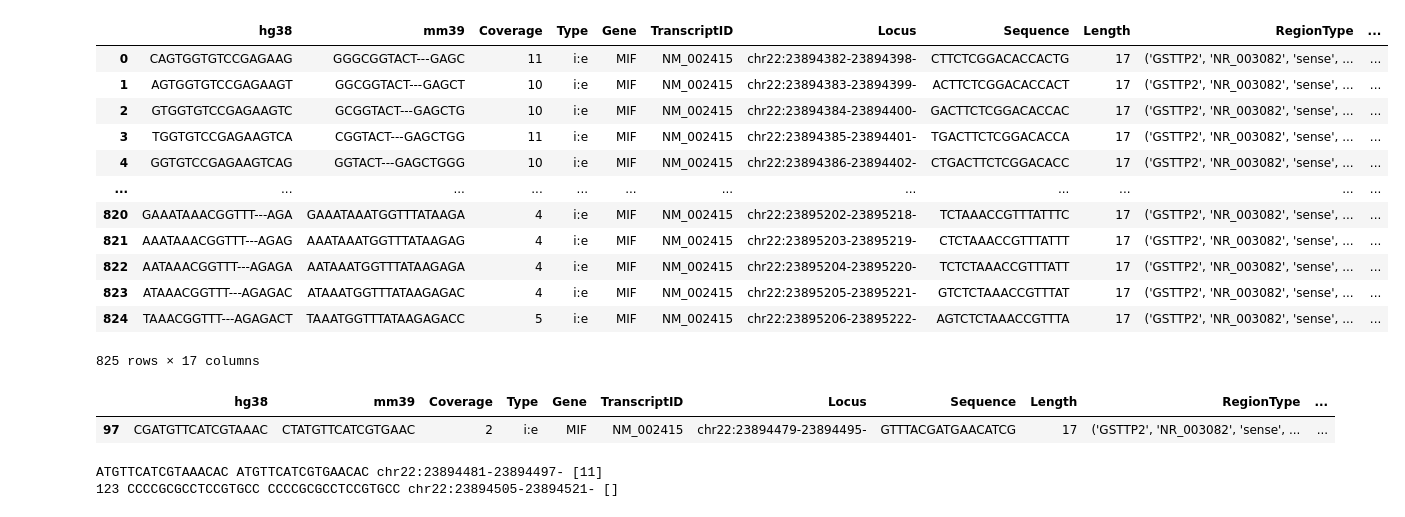
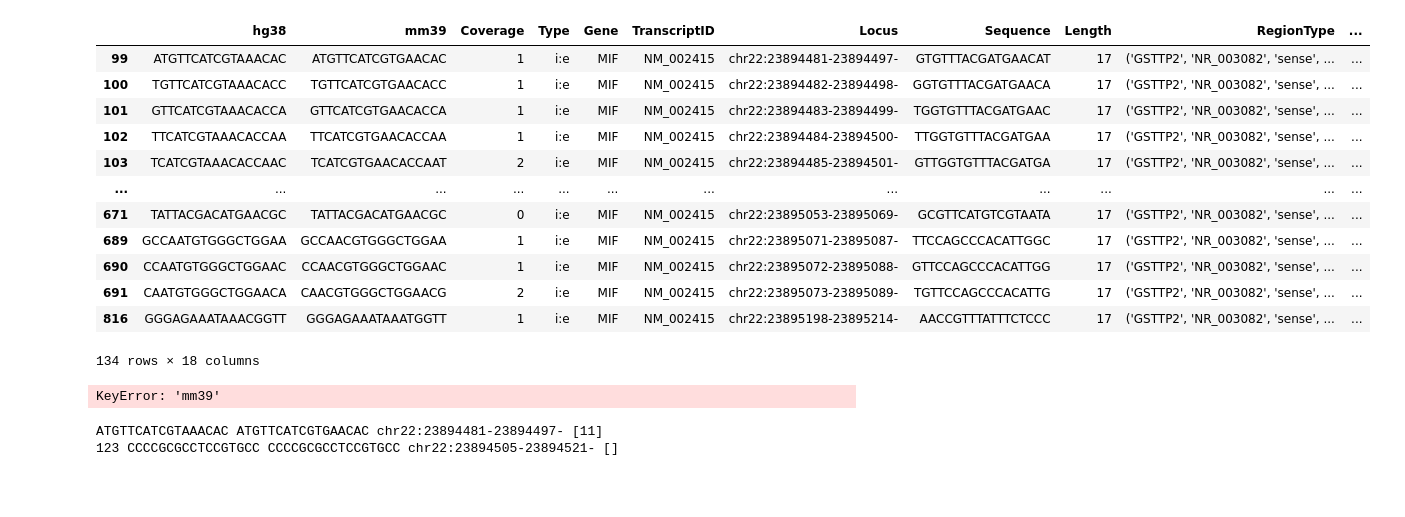
Before and after one commit to Planet-KIM/ASOPIPE, a Jupyter notebook: notebook/test.ipynb, the cells around one changed output. Cells and saved outputs as stored; diff of their text form; code cells hidden in the pictures; blank space fills up the shorter version.

Commit message:
[fix] fix the assembly configuration and delete the deprecated lines

```diff
--- a/notebook/test.ipynb
+++ b/notebook/test.ipynb
@@ -12,11 +12,11 @@ if __name__ == "__main__":
 
     t0   = time.time()
     aso  = ASOdesign(transid="NM_002415",
-                     query_assembly=["mm39", "mm10"],
+                     query_assembly=["mm39","mm10"],
                      ref_assembly="hg38",
                      tile_length=17)
 
-    result = aso.process_main(chunk_division=5, max_workers=4, to_df=True)
+    result = aso.process_main(chunk_division=5, max_workers=4, wobble=2, to_df=True)
     print("Elapsed:", time.time() - t0, "sec")
 # %% [output]
 [ASOdesign] transid=NM_002415
@@ -30,24 +37,23 @@ Elapsed: 51.92453193664551 sec
 # %%
-result["mm39"]# 이런에러가 발생해 mm39가 들어감ㅌ
+result["mm39"][result["mm39"]["wobble"]!=False]
 # %% [output]
 |  | hg38 | mm39 | Coverage | Type | Gene | TranscriptID | Locus | Sequence | Length | RegionType | ... |
-| 0 | CAGTGGTGTCCGAGAAG | GGGCGGTACT---GAGC | 11 | i:e | MIF | NM_002415 | chr22:23894382-23894398- | CTTCTCGGACACCACTG | 17 | ('GSTTP2', 'NR_003082', 'sense', ... | ... |
-| 1 | AGTGGTGTCCGAGAAGT | GGCGGTACT---GAGCT | 10 | i:e | MIF | NM_002415 | chr22:23894383-23894399- | ACTTCTCGGACACCACT | 17 | ('GSTTP2', 'NR_003082', 'sense', ... | ... |
-| 2 | GTGGTGTCCGAGAAGTC | GCGGTACT---GAGCTG | 10 | i:e | MIF | NM_002415 | chr22:23894384-23894400- | GACTTCTCGGACACCAC | 17 | ('GSTTP2', 'NR_003082', 'sense', ... | ... |
-| 3 | TGGTGTCCGAGAAGTCA | CGGTACT---GAGCTGG | 11 | i:e | MIF | NM_002415 | chr22:23894385-23894401- | TGACTTCTCGGACACCA | 17 | ('GSTTP2', 'NR_003082', 'sense', ... | ... |
-| 4 | GGTGTCCGAGAAGTCAG | GGTACT---GAGCTGGG | 10 | i:e | MIF | NM_002415 | chr22:23894386-23894402- | CTGACTTCTCGGACACC | 17 | ('GSTTP2', 'NR_003082', 'sense', ... | ... |
+| 99 | ATGTTCATCGTAAACAC | ATGTTCATCGTGAACAC | 1 | i:e | MIF | NM_002415 | chr22:23894481-23894497- | GTGTTTACGATGAACAT | 17 | ('GSTTP2', 'NR_003082', 'sense', ... | ... |
+| 100 | TGTTCATCGTAAACACC | TGTTCATCGTGAACACC | 1 | i:e | MIF | NM_002415 | chr22:23894482-23894498- | GGTGTTTACGATGAACA | 17 | ('GSTTP2', 'NR_003082', 'sense', ... | ... |
+| 101 | GTTCATCGTAAACACCA | GTTCATCGTGAACACCA | 1 | i:e | MIF | NM_002415 | chr22:23894483-23894499- | TGGTGTTTACGATGAAC | 17 | ('GSTTP2', 'NR_003082', 'sense', ... | ... |
+| 102 | TTCATCGTAAACACCAA | TTCATCGTGAACACCAA | 1 | i:e | MIF | NM_002415 | chr22:23894484-23894500- | TTGGTGTTTACGATGAA | 17 | ('GSTTP2', 'NR_003082', 'sense', ... | ... |
+| 103 | TCATCGTAAACACCAAC | TCATCGTGAACACCAAT | 2 | i:e | MIF | NM_002415 | chr22:23894485-23894501- | GTTGGTGTTTACGATGA | 17 | ('GSTTP2', 'NR_003082', 'sense', ... | ... |
 | ... | ... | ... | ... | ... | ... | ... | ... | ... | ... | ... | ... |
-| 820 | GAAATAAACGGTTT---AGA | GAAATAAATGGTTTATAAGA | 4 | i:e | MIF | NM_002415 | chr22:23895202-23895218- | TCTAAACCGTTTATTTC | 17 | ('GSTTP2', 'NR_003082', 'sense', ... | ... |
-| 821 | AAATAAACGGTTT---AGAG | AAATAAATGGTTTATAAGAG | 4 | i:e | MIF | NM_002415 | chr22:23895203-23895219- | CTCTAAACCGTTTATTT | 17 | ('GSTTP2', 'NR_003082', 'sense', ... | ... |
-| 822 | AATAAACGGTTT---AGAGA | AATAAATGGTTTATAAGAGA | 4 | i:e | MIF | NM_002415 | chr22:23895204-23895220- | TCTCTAAACCGTTTATT | 17 | ('GSTTP2', 'NR_003082', 'sense', ... | ... |
-| 823 | ATAAACGGTTT---AGAGAC | ATAAATGGTTTATAAGAGAC | 4 | i:e | MIF | NM_002415 | chr22:23895205-23895221- | GTCTCTAAACCGTTTAT | 17 | ('GSTTP2', 'NR_003082', 'sense', ... | ... |
-| 824 | TAAACGGTTT---AGAGACT | TAAATGGTTTATAAGAGACC | 5 | i:e | MIF | NM_002415 | chr22:23895206-23895222- | AGTCTCTAAACCGTTTA | 17 | ('GSTTP2', 'NR_003082', 'sense', ... | ... |
+| 671 | TATTACGACATGAACGC | TATTACGACATGAACGC | 0 | i:e | MIF | NM_002415 | chr22:23895053-23895069- | GCGTTCATGTCGTAATA | 17 | ('GSTTP2', 'NR_003082', 'sense', ... | ... |
+| 689 | GCCAATGTGGGCTGGAA | GCCAACGTGGGCTGGAA | 1 | i:e | MIF | NM_002415 | chr22:23895071-23895087- | TTCCAGCCCACATTGGC | 17 | ('GSTTP2', 'NR_003082', 'sense', ... | ... |
+| 690 | CCAATGTGGGCTGGAAC | CCAACGTGGGCTGGAAC | 1 | i:e | MIF | NM_002415 | chr22:23895072-23895088- | GTTCCAGCCCACATTGG | 17 | ('GSTTP2', 'NR_003082', 'sense', ... | ... |
+| 691 | CAATGTGGGCTGGAACA | CAACGTGGGCTGGAACG | 2 | i:e | MIF | NM_002415 | chr22:23895073-23895089- | TGTTCCAGCCCACATTG | 17 | ('GSTTP2', 'NR_003082', 'sense', ... | ... |
+| 816 | GGGAGAAATAAACGGTT | GGGAGAAATAAATGGTT | 1 | i:e | MIF | NM_002415 | chr22:23895198-23895214- | AACCGTTTATTTCTCCC | 17 | ('GSTTP2', 'NR_003082', 'sense', ... | ... |
-825 rows × 17 columns
+134 rows × 18 columns
 # %%
 result["mm39"][result["mm39"]["Locus"]=="chr22:23894479-23894495-"]
 # %% [output]
-|  | hg38 | mm39 | Coverage | Type | Gene | TranscriptID | Locus | Sequence | Length | RegionType | ... |
-| 97 | CGATGTTCATCGTAAAC | CTATGTTCATCGTGAAC | 2 | i:e | MIF | NM_002415 | chr22:23894479-23894495- | GTTTACGATGAACATCG | 17 | ('GSTTP2', 'NR_003082', 'sense', ... | ... |
+KeyError: 'mm39'
 # %%
 r = "CTCACCCAGCAGCTGGC"
 q = "CTCACCCAGCAGCTGGC"
```
Also changed, not shown: parts of 2 cells of this notebook, 6 other files.
